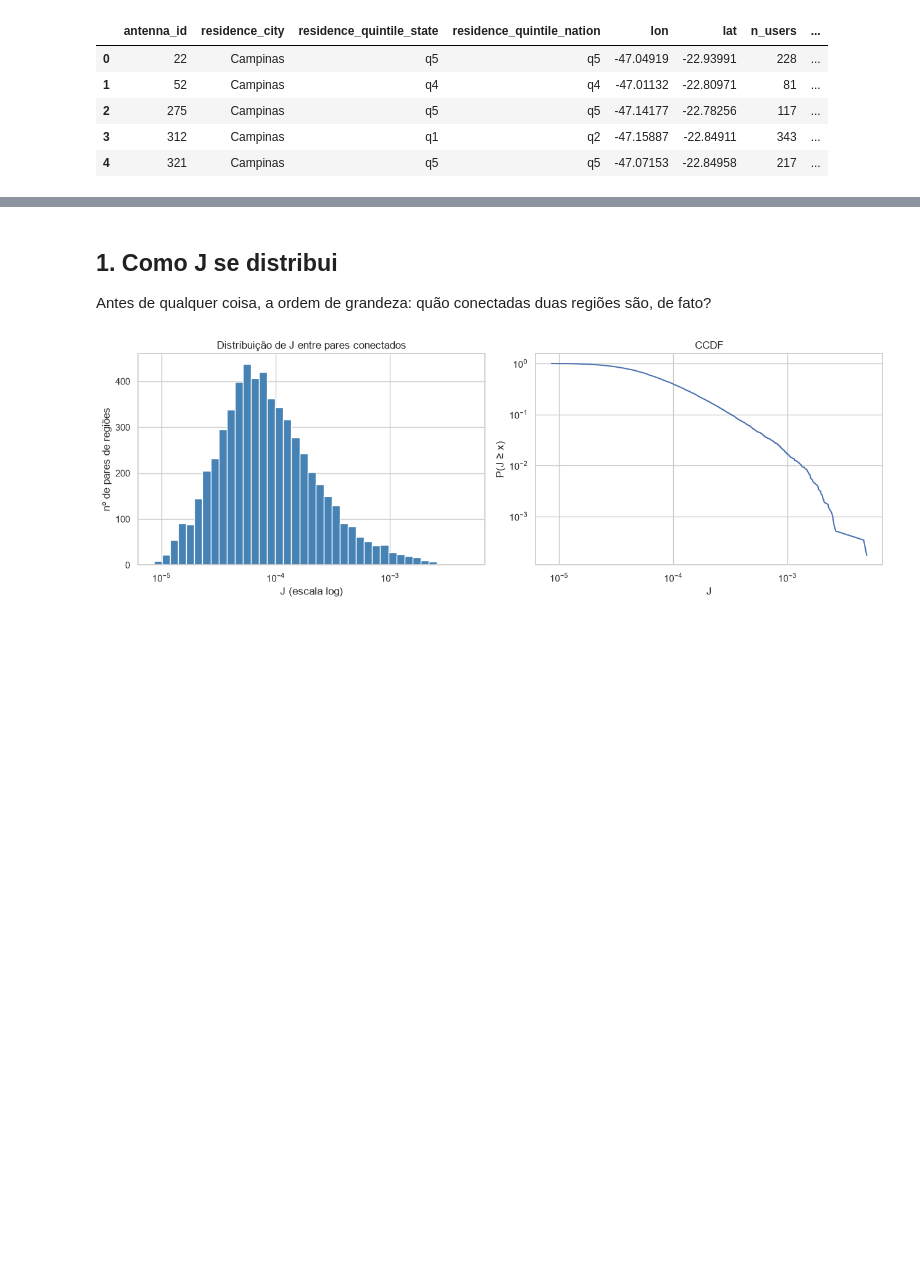
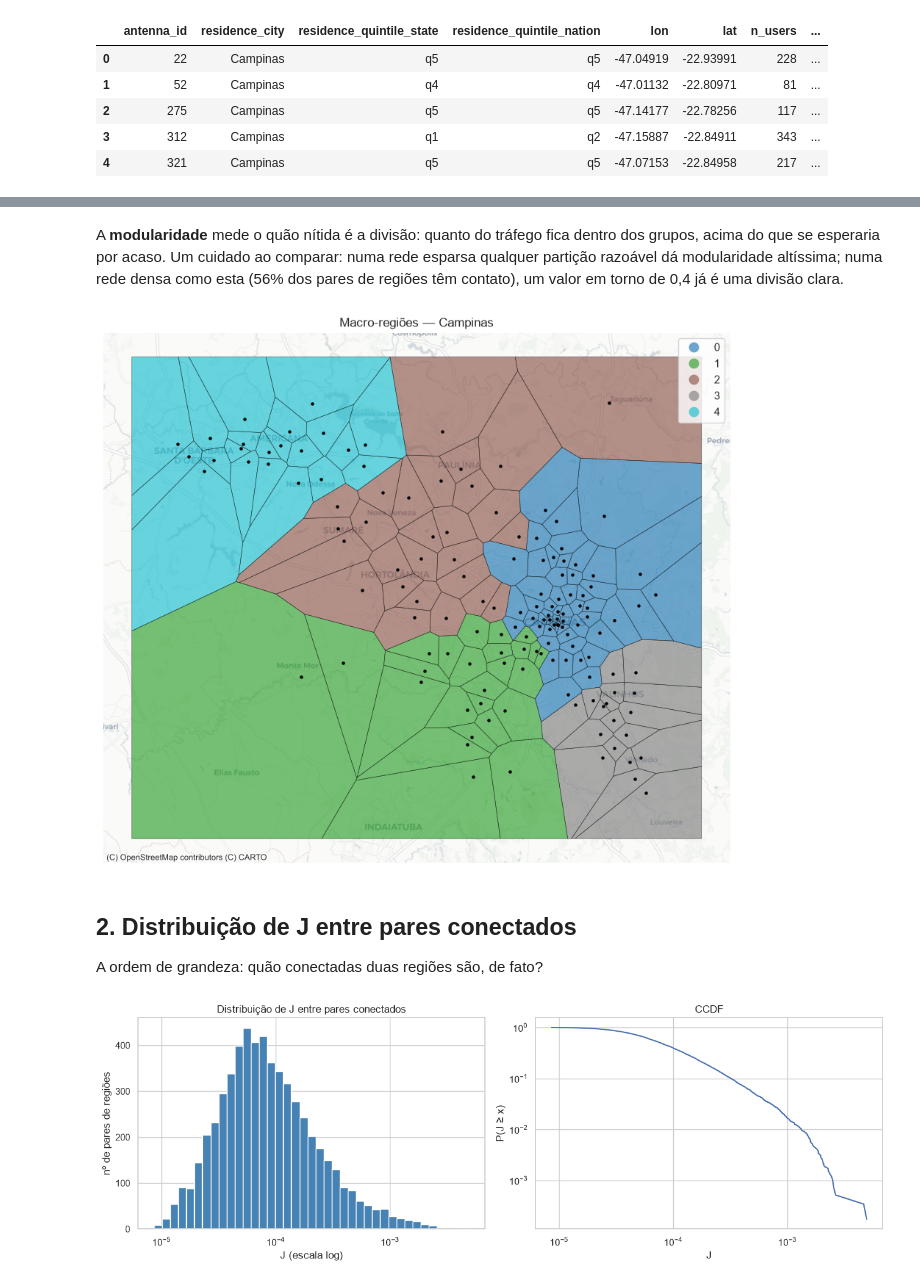
Before and after one commit to pedroazara/campinas-telecom-network, a Jupyter notebook: notebooks/5-exploracao.ipynb, the cells around one changed output, grey strips where cells are left out. Cells and saved outputs as stored; diff of their text form; code cells hidden in the pictures; blank space fills up the shorter version.

```diff
--- a/notebooks/5-exploracao.ipynb
+++ b/notebooks/5-exploracao.ipynb
@@ -50,10 +50,12 @@ objetos prontos: nodes, flows, G, D, B, cm, K, J
 
 Mapa temático de qualquer coluna de `nodes` (usa as células de Voronoi):
 # %%
-from src.pipeline.spatial import _build_gdf, _build_voronoi, _add_basemap
+from src.boundary import load_boundary
+from src.pipeline.spatial import _build_gdf, _build_voronoi, _add_basemap, _plot_boundary
 
 gdf = _build_gdf(nodes)
-vor = _build_voronoi(gdf)
+limite = load_boundary(config, gdf.crs)   # None se o GeoJSON do limite não existir
+vor = _build_voronoi(gdf, limite)
 
 
 def mapa(coluna, titulo=None, cmap="viridis", categorico=False, centro=None, dados=None):
@@ -66,12 +68,15 @@ def mapa(coluna, titulo=None, cmap="viridis", categorico=False, centro=None, dad
               linewidth=0.4, alpha=0.65, ax=ax)
     if categorico:
         kw["categorical"] = True
-    elif centro is not None:
-        s = v[coluna].dropna()
-        span = max(abs(s.min() - centro), abs(s.max() - centro))
-        kw.update(vmin=centro - span, vmax=centro + span)
+    else:
+        kw["legend_kwds"] = {"shrink": 0.55}   # sem isso a colorbar ocupa a figura inteira
+        if centro is not None:
+            s = v[coluna].dropna()
+            span = max(abs(s.min() - centro), abs(s.max() - centro))
+            kw.update(vmin=centro - span, vmax=centro + span)
     v.plot(**kw)
     gdf.plot(ax=ax, color="black", markersize=5)
+    _plot_boundary(ax, limite, gdf.crs)
     _add_basemap(ax, config)
     ax.set_axis_off()
     ax.set_title(titulo or coluna)
@@ -128,7 +163,17 @@ nodes.groupby("macro_region").agg(antenas=("antenna_id", "size"),
+# %% [markdown]
+A **modularidade** mede o quão nítida é a divisão: quanto do tráfego fica dentro dos grupos, acima
+do que se esperaria por acaso. Um cuidado ao comparar: numa rede esparsa qualquer partição razoável
+dá modularidade altíssima; numa rede densa como esta (56% dos pares de regiões têm contato), um
+valor em torno de 0,4 já é uma divisão clara.
+# %%
+mapa("macro_region", "Macro-regiões — " + config["city_name"],
+     cmap="tab10", categorico=True, dados=macro)
+# %% [output]
+[figure, added]
 # %% [markdown]
-## 1. Como J se distribui
+## 2. Distribuição de J entre pares conectados
 
-Antes de qualquer coisa, a ordem de grandeza: quão conectadas duas regiões são, de fato?
+A ordem de grandeza: quão conectadas duas regiões são, de fato?
 # %%
 Jz = antenna.build_contact_matrix(edges_antenna, nodes, diagonal="zero").J
 vals = Jz.to_numpy()[np.triu_indices(len(Jz), k=1)]
```
Also changed, not shown: parts of 57 cells of this notebook, 17 other files.
